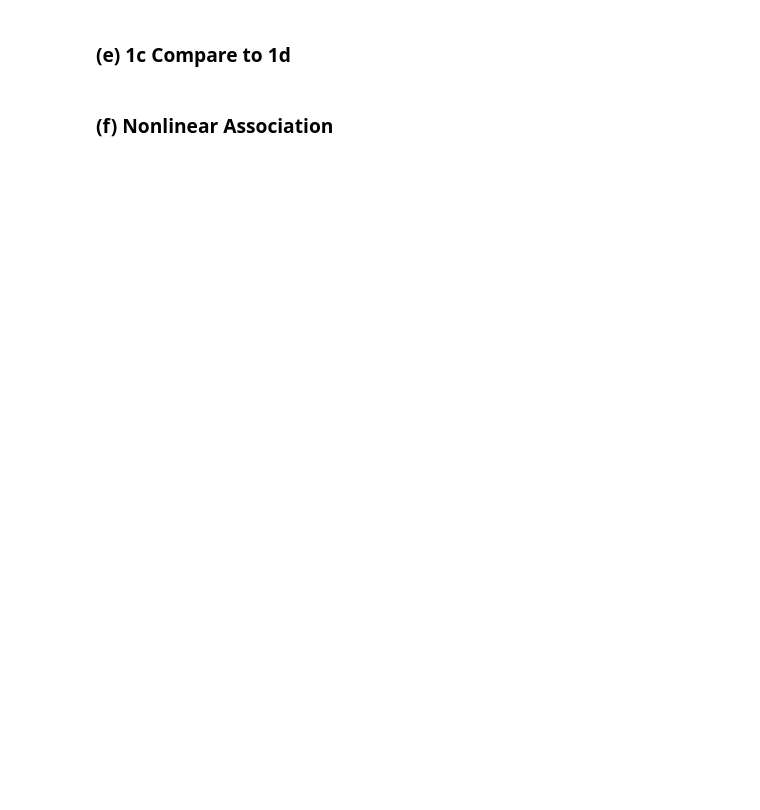
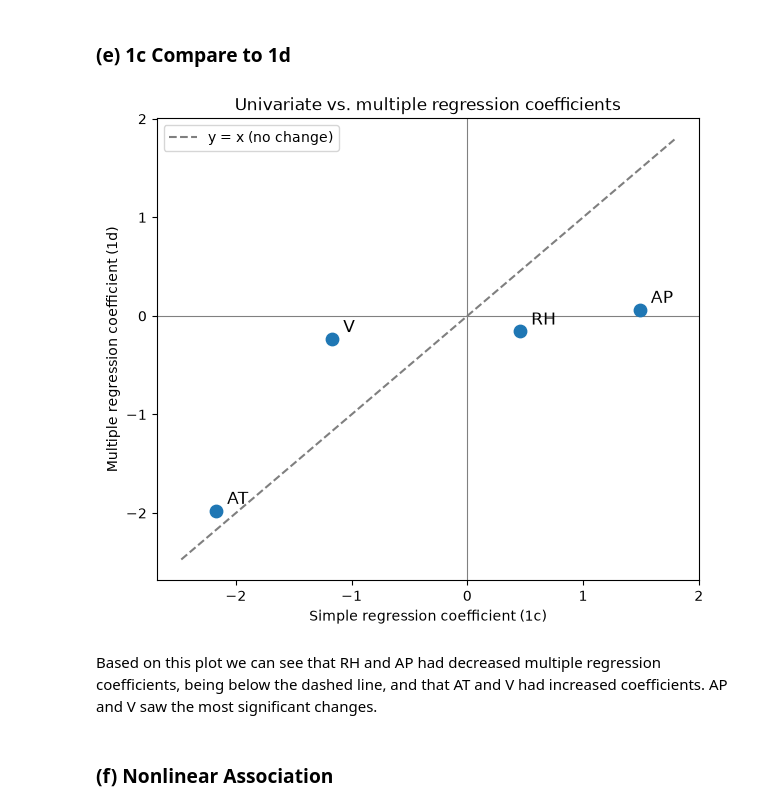
Before and after one commit to hgroome46/DSCI552-HW2, a Jupyter notebook: Groome_Henry_HW2.ipynb, the cells around one changed output. Cells and saved outputs as stored; diff of their text form; code cells hidden in the pictures; blank space fills up the shorter version.

```diff
--- a/Groome_Henry_HW2.ipynb
+++ b/Groome_Henry_HW2.ipynb
@@ -29,2 +182,5 @@ Get the Cycle Power Plant Data Set
 # %% [markdown]
 ### (d) Multiple Regression
+# %%
+multi_model = smf.ols('PE ~ AT + V + AP + RH', data=df).fit()
+print(multi_model.summary())
@@ -31,4 +207,28 @@ Get the Cycle Power Plant Data Set
 # %% [markdown]
 ### (e) 1c Compare to 1d
+# %%
+simple_coefs = [simple_models[p].params[p] for p in predictors]
+multi_coefs  = [multi_model.params[p] for p in predictors]
+
+fig, ax = plt.subplots(figsize=(7, 6))
+ax.scatter(simple_coefs, multi_coefs, s=80, color='tab:blue', zorder=3)
+
+for p, x, y in zip(predictors, simple_coefs, multi_coefs):
+    ax.annotate(p, (x, y), xytext=(8, 5), textcoords='offset points', fontsize=12)
+
+lims = [min(simple_coefs + multi_coefs) - 0.3, max(simple_coefs + multi_coefs) + 0.3]
+ax.plot(lims, lims, 'k--', alpha=0.5, label='y = x (no change)')
+ax.axhline(0, color='gray', lw=0.8)
+ax.axvline(0, color='gray', lw=0.8)
+
+ax.set_xlabel('Simple regression coefficient (1c)')
+ax.set_ylabel('Multiple regression coefficient (1d)')
+ax.set_title('Univariate vs. multiple regression coefficients')
+ax.legend()
+plt.show()
+# %% [output]
+[figure, added]
+# %% [markdown]
+Based on this plot we can see that RH and AP had decreased multiple regression coefficients, being below the dashed line, and that AT and V had increased coefficients. AP and V saw the most significant changes.
 # %% [markdown]
 ### (f) Nonlinear Association
```
Also changed, not shown: parts of 37 cells of this notebook.
